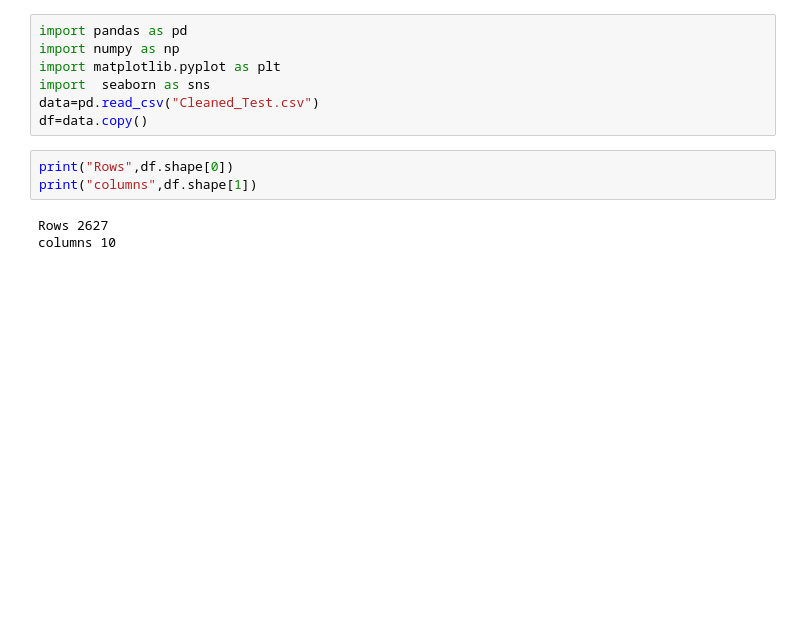
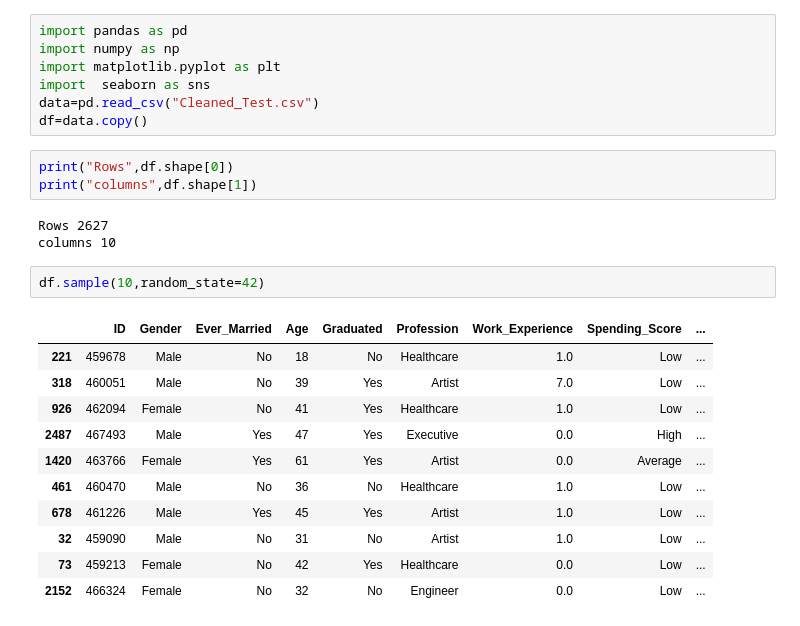
Before and after one commit to MUHAMMADZARYABKHAN-21/new.py, a Jupyter notebook: SCIKIT/Project_Cutomer_Segmentation.ipynb, the cells around one changed output. Saved outputs shown, nothing was run; the diff lists cells and outputs as text; blank space fills up the shorter version.

```diff
--- a/SCIKIT/Project_Cutomer_Segmentation.ipynb
+++ b/SCIKIT/Project_Cutomer_Segmentation.ipynb
@@ -181,3 +181,17 @@ print("columns",df.shape[1])
 # %% [output]
 Rows 2627
 columns 10
+# %%
+df.sample(10,random_state=42)
+# %% [output]
+|  | ID | Gender | Ever_Married | Age | Graduated | Profession | Work_Experience | Spending_Score | ... |
+| 221 | 459678 | Male | No | 18 | No | Healthcare | 1.0 | Low | ... |
+| 318 | 460051 | Male | No | 39 | Yes | Artist | 7.0 | Low | ... |
+| 926 | 462094 | Female | No | 41 | Yes | Healthcare | 1.0 | Low | ... |
+| 2487 | 467493 | Male | Yes | 47 | Yes | Executive | 0.0 | High | ... |
+| 1420 | 463766 | Female | Yes | 61 | Yes | Artist | 0.0 | Average | ... |
+| 461 | 460470 | Male | No | 36 | No | Healthcare | 1.0 | Low | ... |
+| 678 | 461226 | Male | Yes | 45 | Yes | Artist | 1.0 | Low | ... |
+| 32 | 459090 | Male | No | 31 | No | Artist | 1.0 | Low | ... |
+| 73 | 459213 | Female | No | 42 | Yes | Healthcare | 0.0 | Low | ... |
+| 2152 | 466324 | Female | No | 32 | No | Engineer | 0.0 | Low | ... |
```
Also changed, not shown: parts of 5 cells of this notebook.
